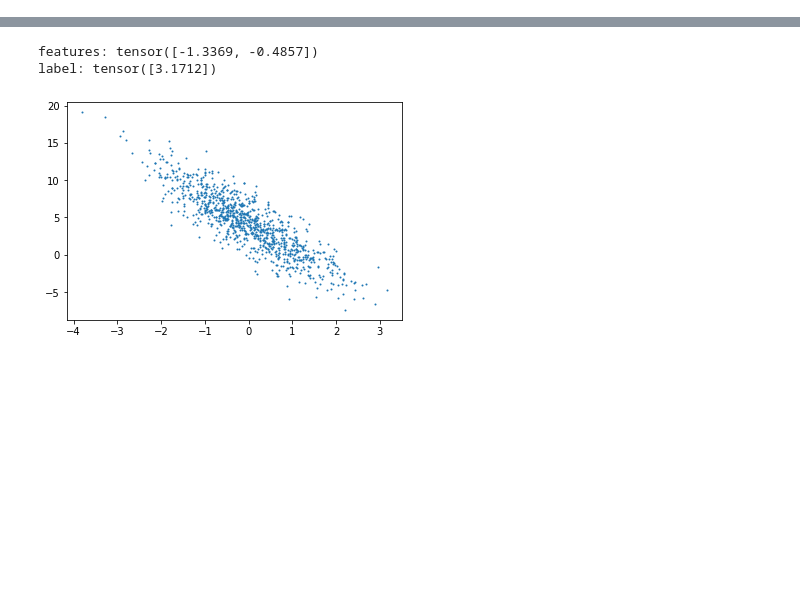
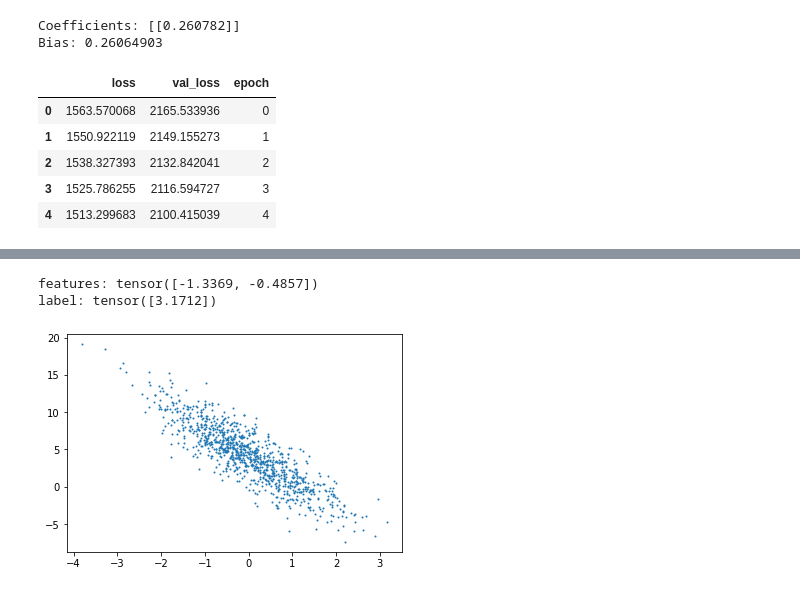
Before and after one commit to vankhoa21991/cyberlab, a Jupyter notebook: tutorial/week1_linear/theory.ipynb, the cells around one changed output, grey strips where cells are left out. Cells and saved outputs as stored; diff of their text form; code cells hidden in the pictures; blank space fills up the shorter version.

```diff
--- a/tutorial/week1_linear/theory.ipynb
+++ b/tutorial/week1_linear/theory.ipynb
@@ -8,0 +138,18 @@ import matplotlib.pyplot as plt
+# %%
+weights, bias = model.get_weights()
+print('Coefficients:', weights)
+print('Bias:', bias[0])
+# %% [output]
+Coefficients: [[0.260782]]
+Bias: 0.26064903
+# %%
+hist = pd.DataFrame(history.history)
+hist['epoch'] = history.epoch
+hist.head()
+# %% [output]
+|  | loss | val_loss | epoch |
+| 0 | 1563.570068 | 2165.533936 | 0 |
+| 1 | 1550.922119 | 2149.155273 | 1 |
+| 2 | 1538.327393 | 2132.842041 | 2 |
+| 3 | 1525.786255 | 2116.594727 | 3 |
+| 4 | 1513.299683 | 2100.415039 | 4 |
```
Also changed, not shown: parts of 22 cells of this notebook.
